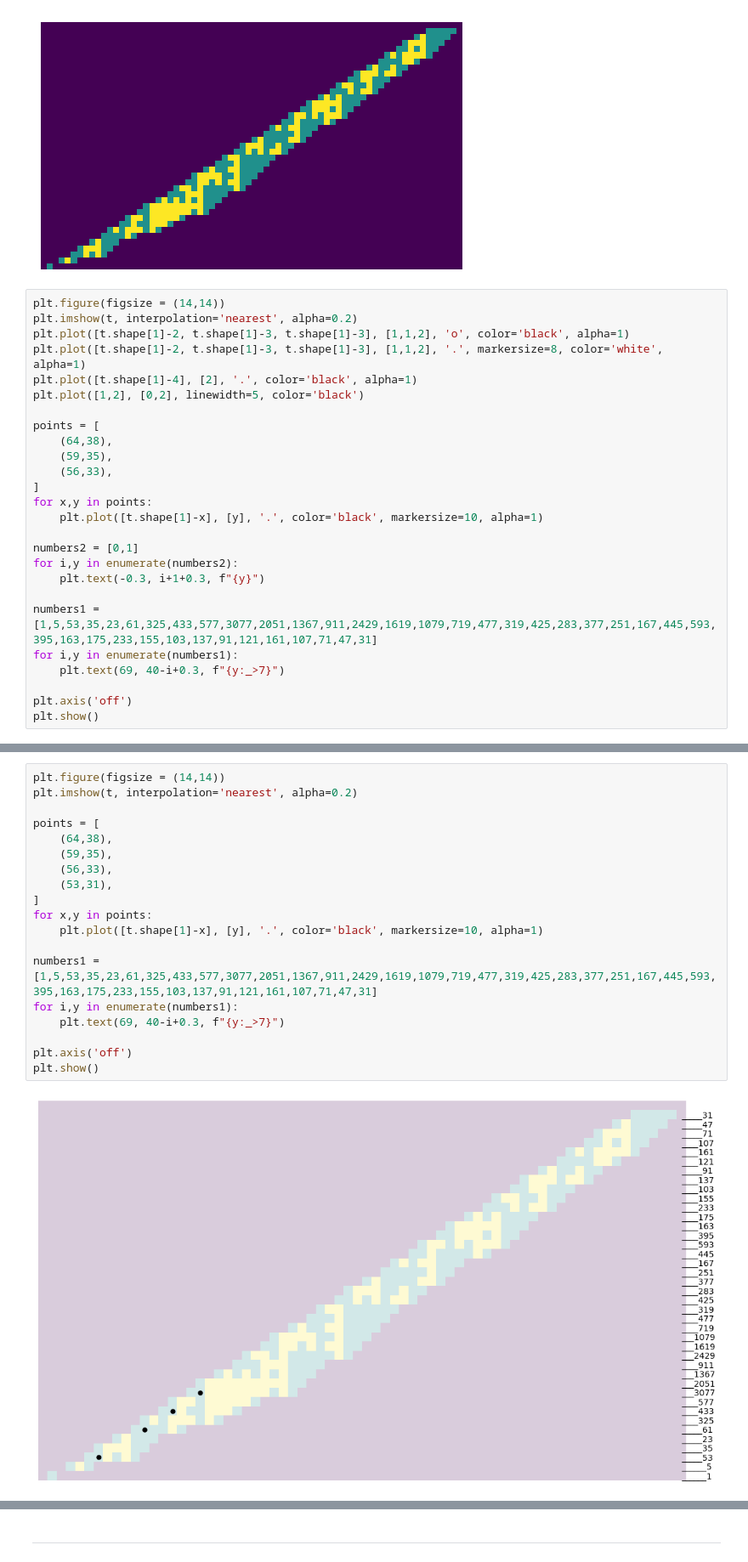
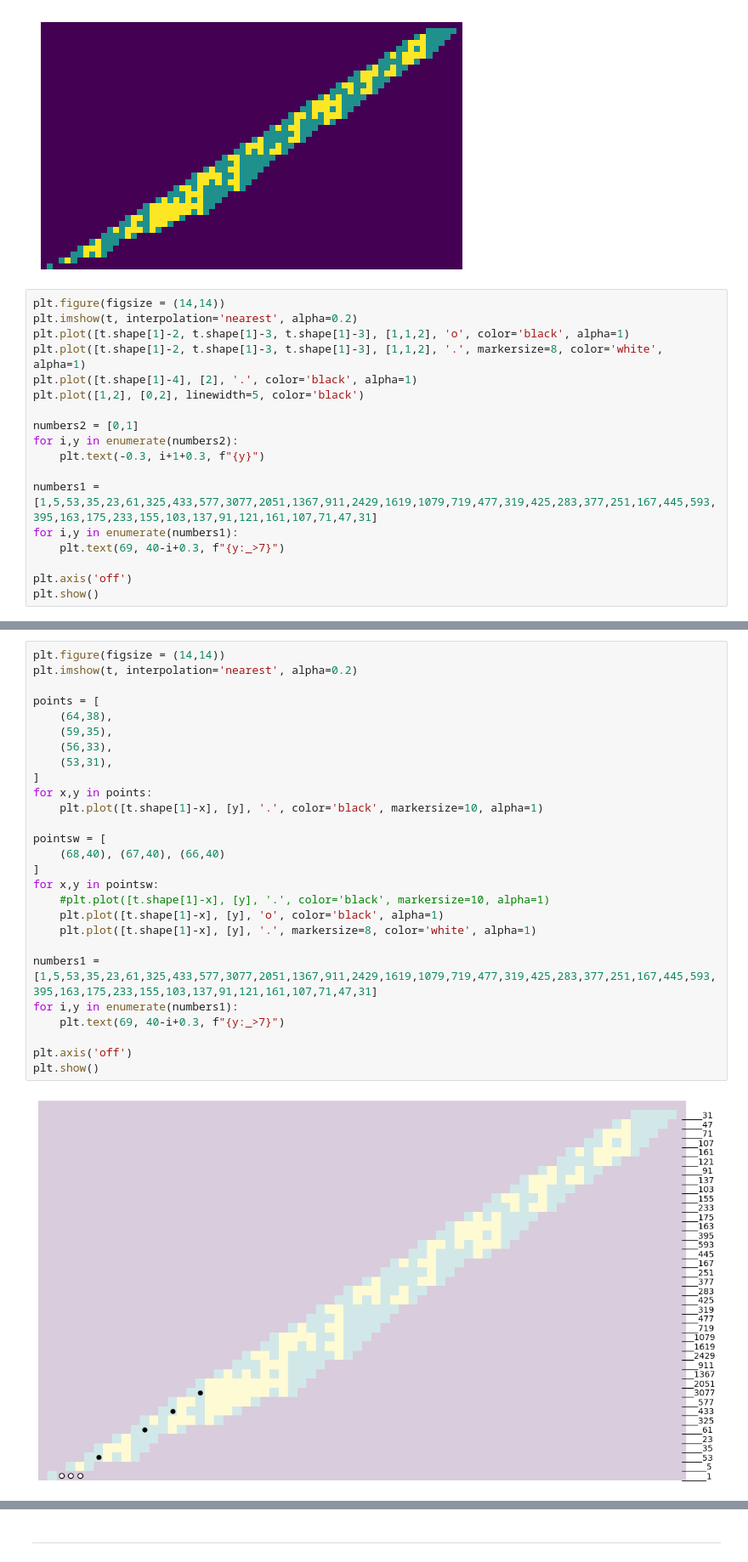
Before and after one commit to tt5/p-dynsys, a Jupyter notebook: automaton.ipynb, the cells around one changed output, grey strips where cells are left out. Shown at 85% size. Cells and saved outputs as stored; diff of their text form.

```diff
--- a/automaton.ipynb
+++ b/automaton.ipynb
@@ -101,14 +101,6 @@ plt.plot([t.shape[1]-2, t.shape[1]-3, t.shape[1]-3], [1,1,2], 'o', color='black'
 plt.plot([t.shape[1]-2, t.shape[1]-3, t.shape[1]-3], [1,1,2], '.', markersize=8, color='white', alpha=1)
 plt.plot([t.shape[1]-4], [2], '.', color='black', alpha=1)
 plt.plot([1,2], [0,2], linewidth=5, color='black')
-
-points = [
-    (64,38),
-    (59,35),
-    (56,33),
-]
-for x,y in points:
-    plt.plot([t.shape[1]-x], [y], '.', color='black', markersize=10, alpha=1)
 
 numbers2 = [0,1]
 for i,y in enumerate(numbers2):
@@ -125,24 +117,32 @@ plt.show()
 # %%
 plt.figure(figsize = (14,14))
 plt.imshow(t, interpolation='nearest', alpha=0.2)
 
 points = [
     (64,38),
     (59,35),
     (56,33),
     (53,31),
 ]
 for x,y in points:
     plt.plot([t.shape[1]-x], [y], '.', color='black', markersize=10, alpha=1)
 
+pointsw = [
+    (68,40), (67,40), (66,40)
+]
+for x,y in pointsw:
+    #plt.plot([t.shape[1]-x], [y], '.', color='black', markersize=10, alpha=1)
+    plt.plot([t.shape[1]-x], [y], 'o', color='black', alpha=1)
+    plt.plot([t.shape[1]-x], [y], '.', markersize=8, color='white', alpha=1)
+
 numbers1 = [1,5,53,35,23,61,325,433,577,3077,2051,1367,911,2429,1619,1079,719,477,319,425,283,377,251,167,445,593,395,163,175,233,155,103,137,91,121,161,107,71,47,31]
 for i,y in enumerate(numbers1):
     plt.text(69, 40-i+0.3, f"{y:_>7}")
 
 plt.axis('off')
 plt.show()
 # %% [output]
-[figure, old version]
+[figure, new version]
 # %%
 d = 400
 t = np.zeros((d+100,3*d), dtype='i')
```
Also changed, not shown: parts of 1 cell of this notebook, 2 other files.
